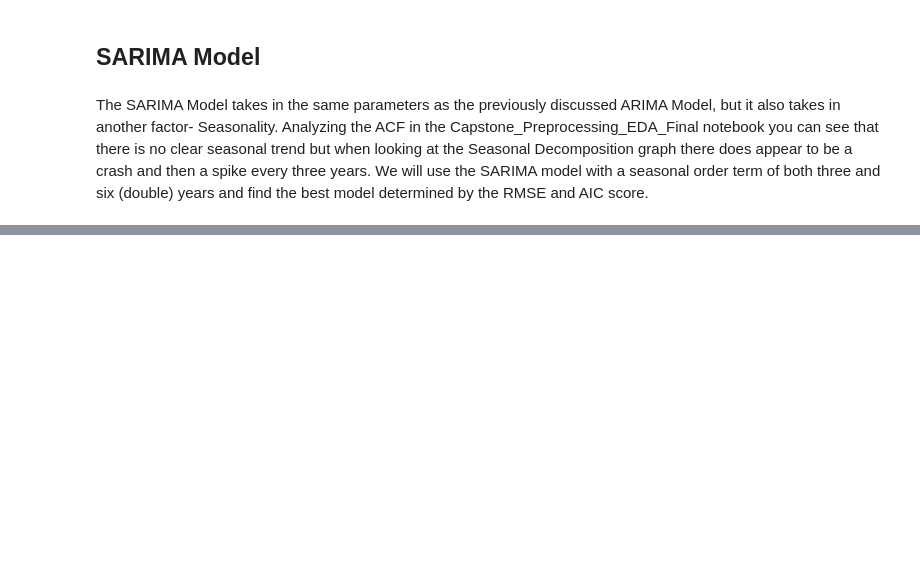
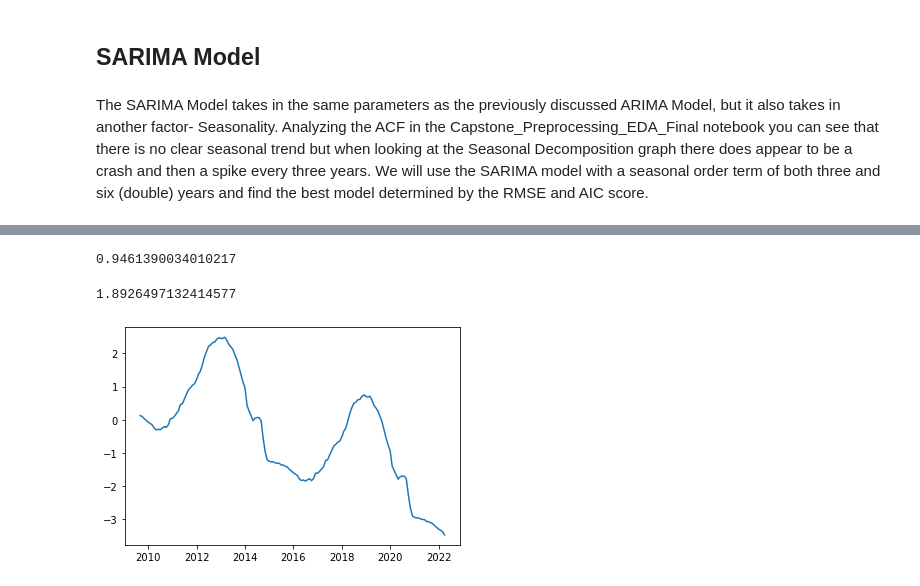
Before and after one commit to mychaldubyk/Federal-Funds-Rate-Analysis, a Jupyter notebook: Final_Notebooks/Capstone_Modeling_Final.ipynb, the cells around one changed output, grey strips where cells are left out. Cells and saved outputs as stored; diff of their text form; code cells hidden in the pictures; blank space fills up the shorter version.

```diff
--- a/Final_Notebooks/Capstone_Modeling_Final.ipynb
+++ b/Final_Notebooks/Capstone_Modeling_Final.ipynb
@@ -803,3 +803,11 @@ Warnings:
 ## SARIMA Model
 # %% [markdown]
 The SARIMA Model takes in the same parameters as the previously discussed ARIMA Model, but it also takes in another factor- Seasonality. Analyzing the ACF in the Capstone_Preprocessing_EDA_Final notebook you can see that there is no clear seasonal trend but when looking at the Seasonal Decomposition graph there does appear to be a crash and then a spike every three years. We will use the SARIMA model with a seasonal order term of both three and six (double) years and find the best model determined by the RMSE and AIC score.
+# %%
+p = q = range(0, 3)
+pdq = list(itertools.product(p, [1], q))
+seasonal_pdq = [(x[0], x[1], x[2], 36) for x in list(itertools.product(p, [1], q))]
+print('Examples of parameter for SARIMA...')
+for i in pdq:
+    for s in seasonal_pdq:
+        print('SARIMAX: {} x {}'.format(i, s))
@@ -805,0 +889,8 @@ The SARIMA Model takes in the same parameters as the previously discussed ARIMA
+# %%
+p = q = range(0, 3)
+pdq = list(itertools.product(p, [1], q))
+seasonal_pdq = [(x[0], x[1], x[2], 72) for x in list(itertools.product(p, [1], q))]
+print('Examples of parameter for SARIMA...')
+for i in pdq:
+    for s in seasonal_pdq:
+        print('SARIMAX: {} x {}'.format(i, s))
@@ -805,0 +915,14 @@ The SARIMA Model takes in the same parameters as the previously discussed ARIMA
+# %%
+for param in pdq:
+    for param_seasonal in seasonal_pdq:
+        try:
+            mod=SARIMAX(train,
+                         order=param,
+                         seasonal_order=param_seasonal,
+                         enforce_stationarity=False,
+                         enforce_invertibility=False)
+            results = mod.fit()
+            print('ARIMA{}x{} - AIC:{}'.format(param,param_seasonal,results.aic))
+        except:
+            print('Oops!')
+            continue
@@ -805,0 +943,24 @@ The SARIMA Model takes in the same parameters as the previously discussed ARIMA
+# %%
+mod_2=SARIMAX(train,
+                         order=(1,1,0),
+                         seasonal_order=(2,1,2,72),
+                         enforce_stationarity=False,
+                         enforce_invertibility=False)
+results_2 = mod.fit()
+# %%
+results_2_preds = results_2.predict(typ='levels')
+np.sqrt(mean_squared_error(train, results_2_preds))
+# %% [output]
+0.9461390034010217
+# %%
+results_2_preds_test = results_2.predict(start=test.index[0], end=test.index[-1], typ='levels')
+np.sqrt(mean_squared_error(test, results_2_preds_test))
+# %% [output]
+1.8926497132414577
+# %%
+y_hat_SARIMA_2 = results_2.predict(start=test.index[0], end=test.index[-1],typ='levels')
+
+fig, ax = plt.subplots()
+ax.plot(y_hat_SARIMA_2);
+# %% [output]
+[figure, added]
```
Also changed, not shown: parts of 11 cells of this notebook, 1 other file.
